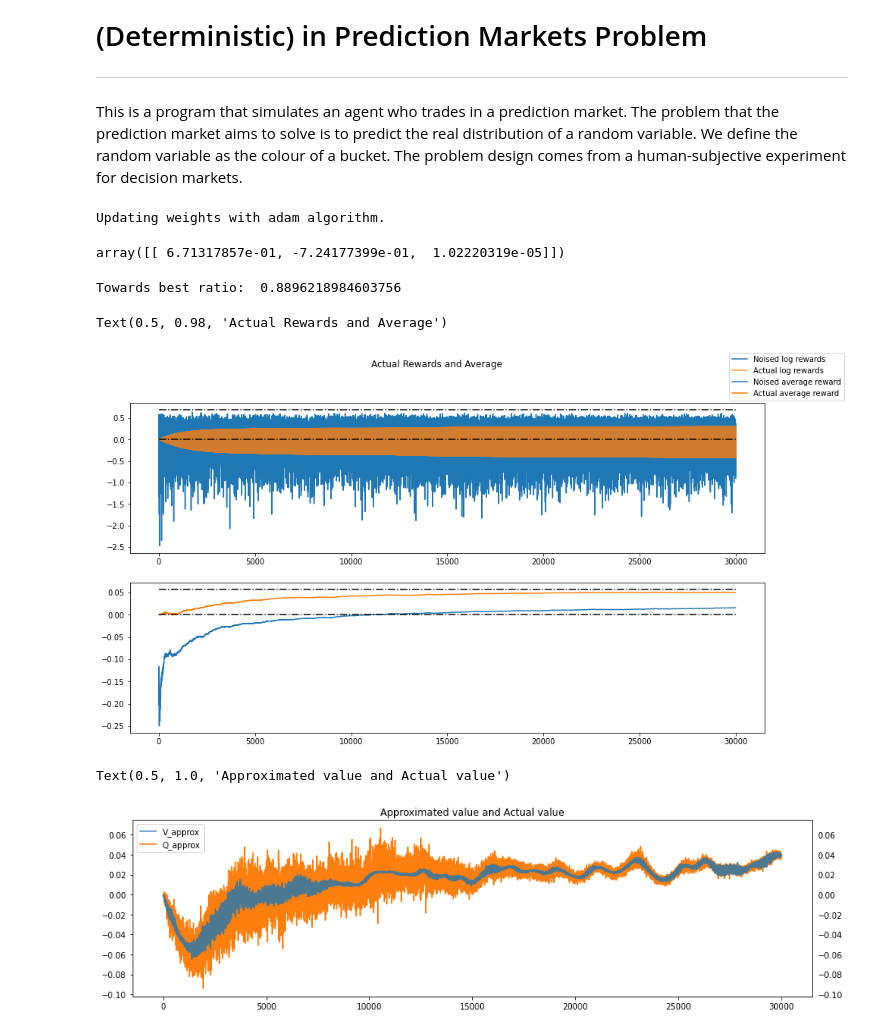
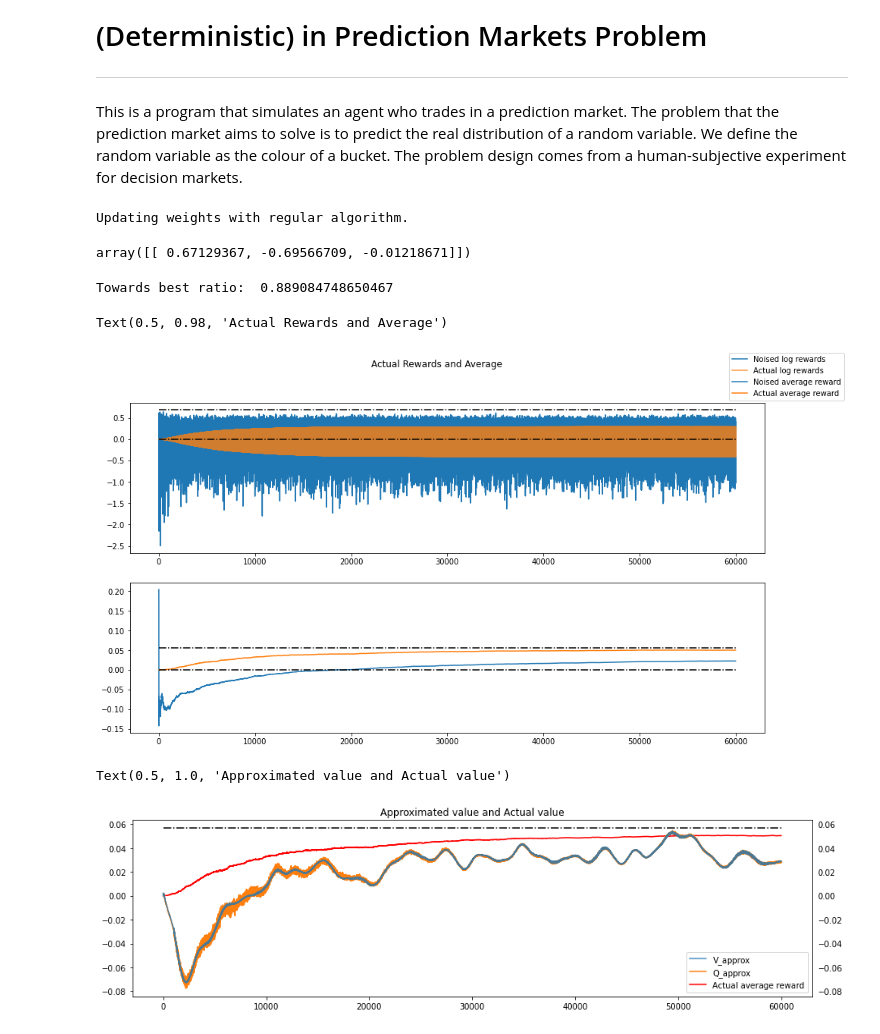
Before and after one commit to realwenlongwang/contexutal-bandits-with-peer-prediction-for-decision-making, a Jupyter notebook: Deterministic_Gradient_Bandit_with_Continous_Action_Space.ipynb, the cells around one changed output. Drawn from its saved outputs; the diff is of its cells as text; code cells hidden in the pictures.

```diff
--- a/Deterministic_Gradient_Bandit_with_Continous_Action_Space.ipynb
+++ b/Deterministic_Gradient_Bandit_with_Continous_Action_Space.ipynb
@@ -92,16 +92,16 @@ def one_hot_encode(feature):
 
 bucket_colour_to_num = {'red_bucket': 0, 'blue_bucket': 1}
 # %%
-learning_rate_theta = 0.0002
+learning_rate_theta = 0.0003 * 10
 decay_rate = 0.001
 learning_rate_wq = 0.001
 experience_size = 512
-batch_size = 16
-training_episodes = 6000 * 5
+batch_size = 512
+training_episodes = 6000 * 10
 beta1 = 0.9
 beta2 = 0.9999
 # Algorithm: adam, momentum, regular
-algorithm = 'adam'
+algorithm = 'regular'
 
 
 agent = DeterministicGradientAgent(feature_shape=[1, 3], learning_rate_theta=learning_rate_theta, learning_rate_wq=learning_rate_wq, experience_size= experience_size, batch_size=batch_size ,beta1=beta1, beta2=beta2)
@@ -211,7 +211,7 @@ for t in tnrange(training_episodes):
         grad_b_ball_v_mean_history_list.append(v_dw_mean_corrected[0])
         grad_b_ball_adam_mean_history_list.append(s_dw_mean_corrected[0])
 # %% [output]
-Updating weights with adam algorithm.
+Updating weights with regular algorithm.
 # %%
 qv_array = np.array(qv_history)
 
@@ -235,7 +235,7 @@ grad_b_ball_adam_mean_history = np.array(grad_b_ball_adam_mean_history_list)
 # %%
 agent.theta_mean
 # %% [output]
-array([[ 6.71317857e-01, -7.24177399e-01,  1.02220319e-05]])
+array([[ 0.67129367, -0.69566709, -0.01218671]])
 # %%
 theoretical_best = 2/3*(np.log(2/3)-np.log(1/2)) + 1/3*(np.log(1/3)-np.log(1/2))
 empirical_best = np.mean(reward_history[-100:, 3])
@@ -252,23 +252,24 @@ axs[1].hlines(y=theoretical_best, xmin=0, xmax=reward_history.shape[0] , colors=
 fig.legend()
 fig.suptitle('Actual Rewards and Average')
 # %% [output]
-Towards best ratio:  0.8896218984603756
+Towards best ratio:  0.889084748650467
 Text(0.5, 0.98, 'Actual Rewards and Average')
-[figure, old version]
+[figure, new version]
 # %%
 fig = plt.figure(figsize=(15, 4))
 plt.plot(qv_array[:, 0], zorder = -99, label = 'V_approx', alpha=0.8)
 plt.plot(qv_array[:, 1], zorder= -100, label = 'Q_approx')
 [ax] = fig.axes
 ax.tick_params(labelright=True)
-# plt.plot(agent.reward_history[1:, 2], 'r', zorder= -101, label = 'Difference' )
+plt.plot(reward_history[1:, 3], 'r', zorder= -101, label = 'Actual average reward' )
+plt.hlines(y=theoretical_best, xmin=0, xmax=reward_history.shape[0] , colors='black', linestyles='dashdot')
 # plt.hlines(y=np.log(2), xmin=0, xmax=reward_history.shape[0], colors='black', linestyles='dashdot')
 # plt.hlines(y=0.0, xmin=0, xmax=reward_history.shape[0] , colors='black', linestyles='dashdot')
 plt.legend()
 plt.title('Approximated value and Actual value')
 # %% [output]
 Text(0.5, 1.0, 'Approximated value and Actual value')
-[figure, old version]
+[figure, new version]
 # %%
 print(len(r_ball_pred_history_list))
 fig = plt.figure(figsize=(15, 4))
```
Also changed, not shown: parts of 11 cells of this notebook, 2 other files.
